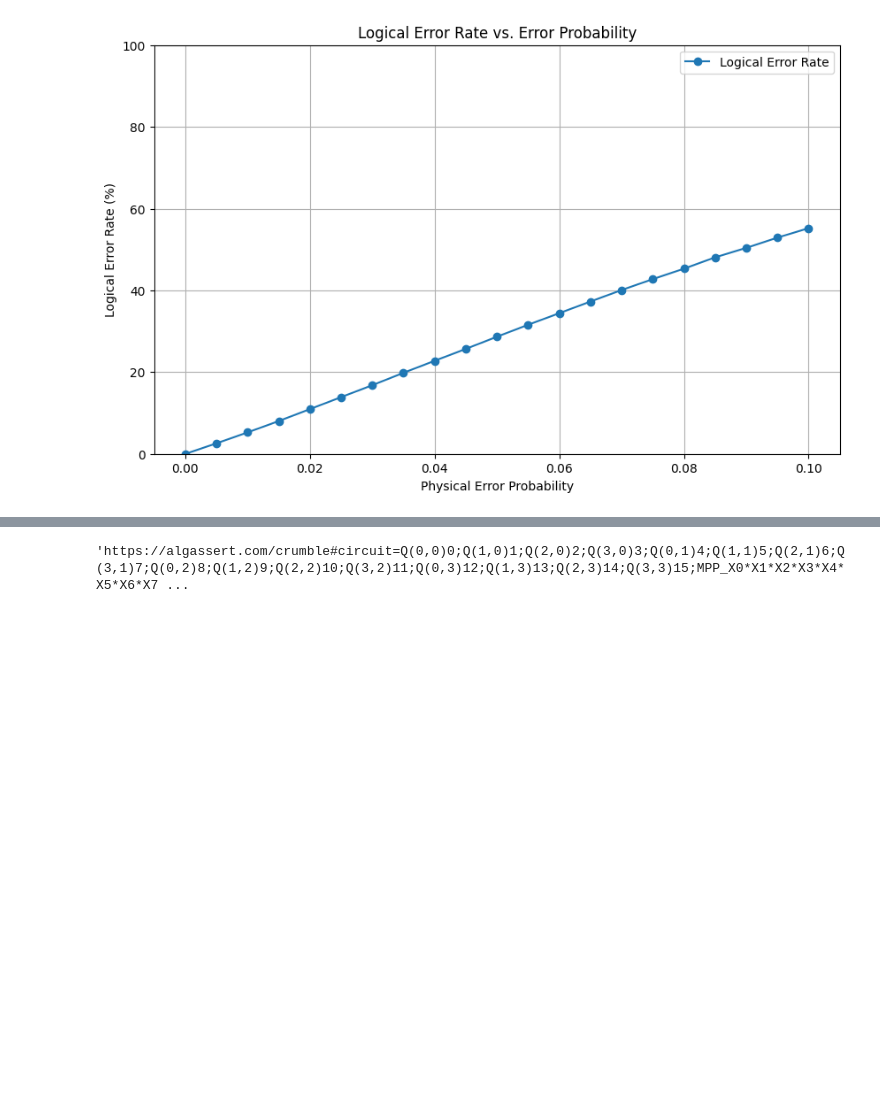
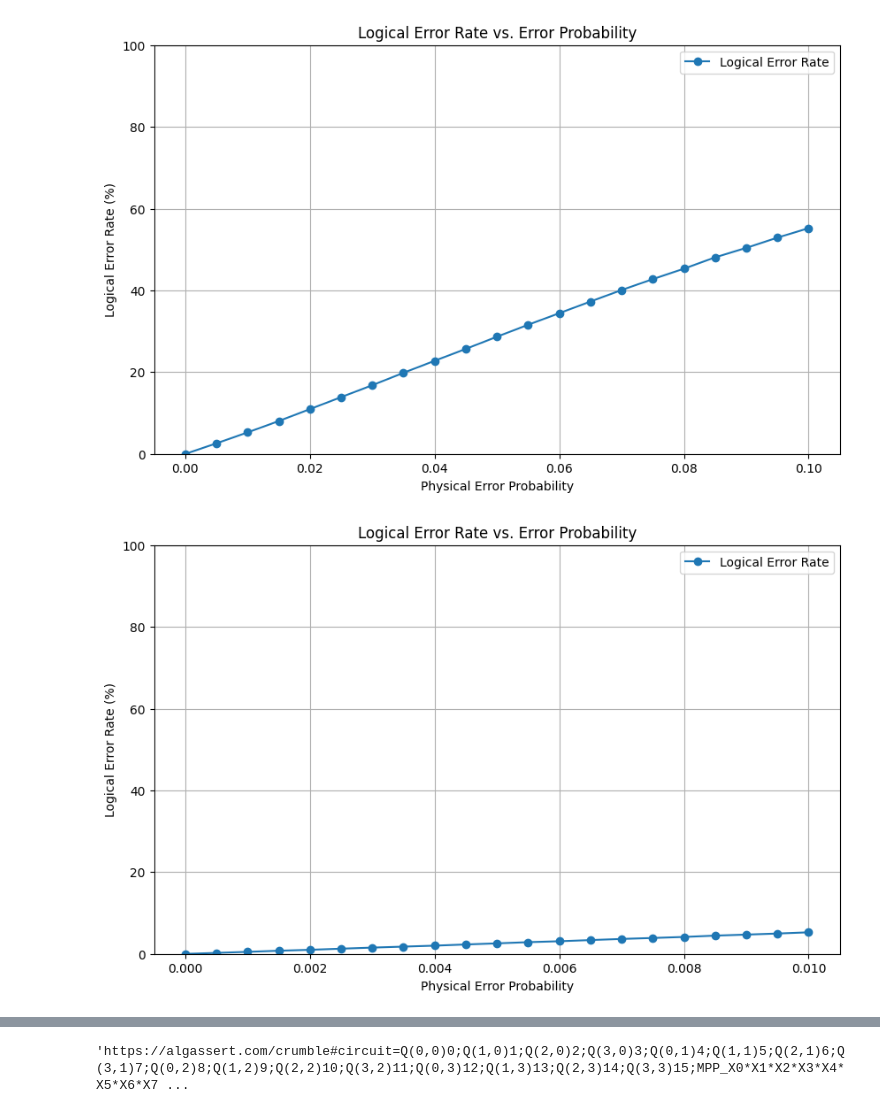
Before and after one commit to DeDuckProject/tesseract-code-stim, a Jupyter notebook: 03_tesseract_stim_simulation_pymatching.ipynb, the cells around one changed output, grey strips where cells are left out. Saved outputs shown, nothing was run; the diff lists cells and outputs as text; code cells hidden in the pictures; blank space fills up the shorter version.

```diff
--- a/03_tesseract_stim_simulation_pymatching.ipynb
+++ b/03_tesseract_stim_simulation_pymatching.ipynb
@@ -433,7 +433,7 @@ def plot_pymatching_error_rate_results(results):
     plt.title("Logical Error Rate vs. Error Probability")
     plt.xlabel("Physical Error Probability")
     plt.ylabel("Logical Error Rate (%)")
-    plt.ylim(0, 100)
+    # plt.ylim(0, 100)
     plt.grid(True)
     plt.legend()
     plt.show()
@@ -478,0 +477,15 @@ circuit.diagram("timeline-text")
+# %%
+# Parameters
+fixed_num_noisy = 16  # Fixed number of noisy qubits
+num_samples = 10  # Number of configurations to sample for each error probability
+num_shots = 100_000  # Number of shots for each simulation
+error_rate_steps = 21  # Number of error probabilities to test (0 to 1 inclusive)
+error_probabilities = np.linspace(0, 0.01, error_rate_steps)
+
+# Run simulations
+results = run_pymatching_error_rate_simulations(
+    fixed_num_noisy, num_samples, num_shots, error_probabilities
+)
+plot_pymatching_error_rate_results(results)
+# %% [output]
+[figure, added]
```
Also changed, not shown: parts of 2 cells of this notebook, 1 other file.
